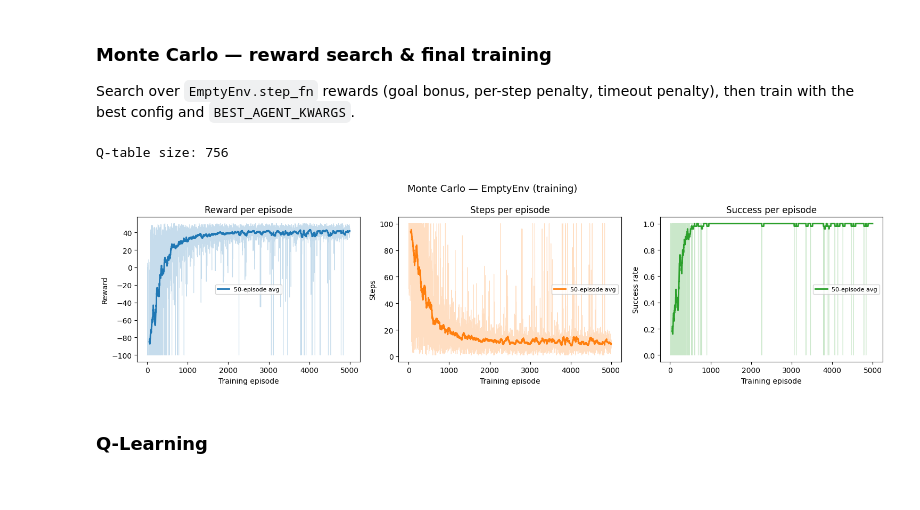
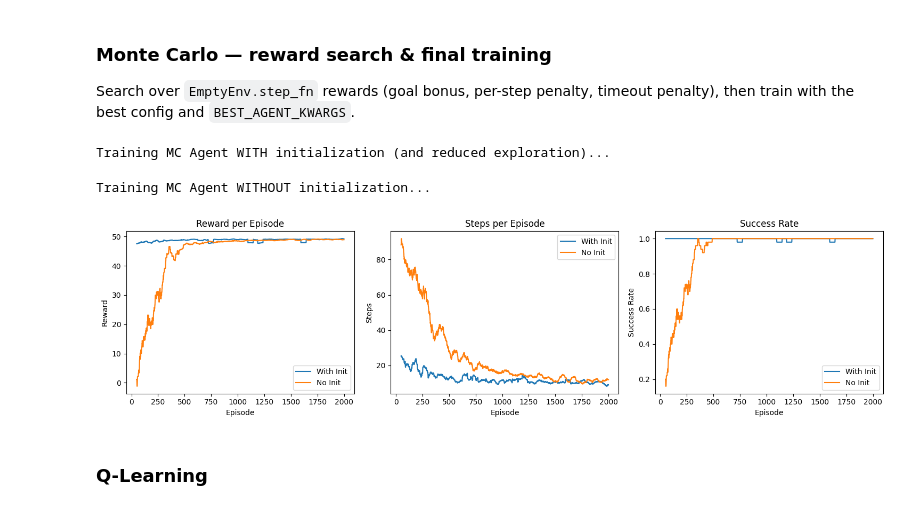
Before and after one commit to BlobDylan/RLEX2, a Jupyter notebook: HW2_2026B_KeyDoorLava.ipynb, the cells around one changed output. Drawn from its saved outputs; the diff is of its cells as text; code cells hidden in the pictures.

```diff
--- a/HW2_2026B_KeyDoorLava.ipynb
+++ b/HW2_2026B_KeyDoorLava.ipynb
@@ -1005,7 +1005,7 @@ def greedy_rollout_video(
     return steps, total_reward, reached_goal
 # %%
 MAX_STEPS = 100
-TRAIN_EPISODES = 5_000
+TRAIN_EPISODES = 2000
 EVAL_EPISODES = 100
 PLOT_WINDOW = 50  # rolling-average window for training curves
 # %%
@@ -1184,21 +1184,68 @@ Search over `EmptyEnv.step_fn` rewards (goal bonus, per-step penalty, timeout pe
 # %%
 BEST_AGENT_KWARGS = dict(
     gamma         = 0.9,
     epsilon       = 1.0,
     epsilon_min   = 0.05,
     epsilon_decay = 0.999,
 )
 
-mc_env   = EmptyEnv(max_steps=MAX_STEPS)
-mc_agent = MonteCarlo(mc_env, **BEST_AGENT_KWARGS)
-mc_agent.train(episodes=TRAIN_EPISODES, max_steps=MAX_STEPS)
-emptyenv_agents["Monte Carlo"] = mc_agent
+def initialize_q_table(agent):
+    """
+    Action-aware initialization:
+    1. Base value: -Manhattan distance to bottom-right.
+    2. Action Bias: Slightly boost 'Forward' (2) if facing the bottom right.
+    """
+    gx, gy = agent.env.goal_pos
+    for x in range(1, agent.env.width - 1):
+        for y in range(1, agent.env.height - 1):
+            for d in range(4):
+                state = (x, y, d)
+                for a in agent.actions:
+                    val = -float(abs(x - gx) + abs(y - gy))
+                    if a == 2:
+                        is_closer = (d == 0 and gx > x) or (d == 1 and gy > y)
+                        if is_closer: val += 0.5
 
-print(f"Q-table size: {mc_agent.q_table_size()}")
-plot_training_curves(mc_agent, "Monte Carlo")
+                    agent.q_table[(state, a)] = val
+
+def plot_comparison(agents, labels, window=PLOT_WINDOW):
+    _, axes = plt.subplots(1, 3, figsize=(15, 4))
+    metrics = ["episode_rewards", "episode_steps", "episode_success"]
+    ylabels = ["Reward", "Steps", "Success Rate"]
+    titles = ["Reward per Episode", "Steps per Episode", "Success Rate"]
+
+    for i, metric in enumerate(metrics):
+        for agent, label in zip(agents, labels):
+            values = np.asarray(agent.history[metric], dtype=float)
+            if len(values) >= window:
+                smoothed = _rolling_mean(values, window)
+                axes[i].plot(np.arange(window - 1, len(values)), smoothed, label=label)
+        axes[i].set_xlabel("Episode")
+        axes[i].set_ylabel(ylabels[i])
+        axes[i].set_title(titles[i])
+        axes[i].legend()
+    plt.tight_layout()
+    plt.show()
+
+print("Training MC Agent WITH initialization (and reduced exploration)...")
+mc_env_init   = EmptyEnv(max_steps=MAX_STEPS)
+init_kwargs   = BEST_AGENT_KWARGS.copy()
+init_kwargs['epsilon'] = 0.2
+mc_agent_init = MonteCarlo(mc_env_init, **init_kwargs)
+initialize_q_table(mc_agent_init)
+mc_agent_init.train(episodes=TRAIN_EPISODES, max_steps=MAX_STEPS)
+
+print("Training MC Agent WITHOUT initialization...")
+mc_env_no_init   = EmptyEnv(max_steps=MAX_STEPS)
+mc_agent_no_init = MonteCarlo(mc_env_no_init, **BEST_AGENT_KWARGS)
+mc_agent_no_init.train(episodes=TRAIN_EPISODES, max_steps=MAX_STEPS)
+
+emptyenv_agents["Monte Carlo"] = mc_agent_init
+plot_comparison([mc_agent_init, mc_agent_no_init], ["With Init", "No Init"])
 # %% [output]
-Q-table size: 756
+Training MC Agent WITH initialization (and reduced exploration)...
+Training MC Agent WITHOUT initialization...
-[figure, old version]
+[figure, new version]
 # %% [markdown]
 ### Q-Learning
 # %%
```
Also changed, not shown: 1 other file.
